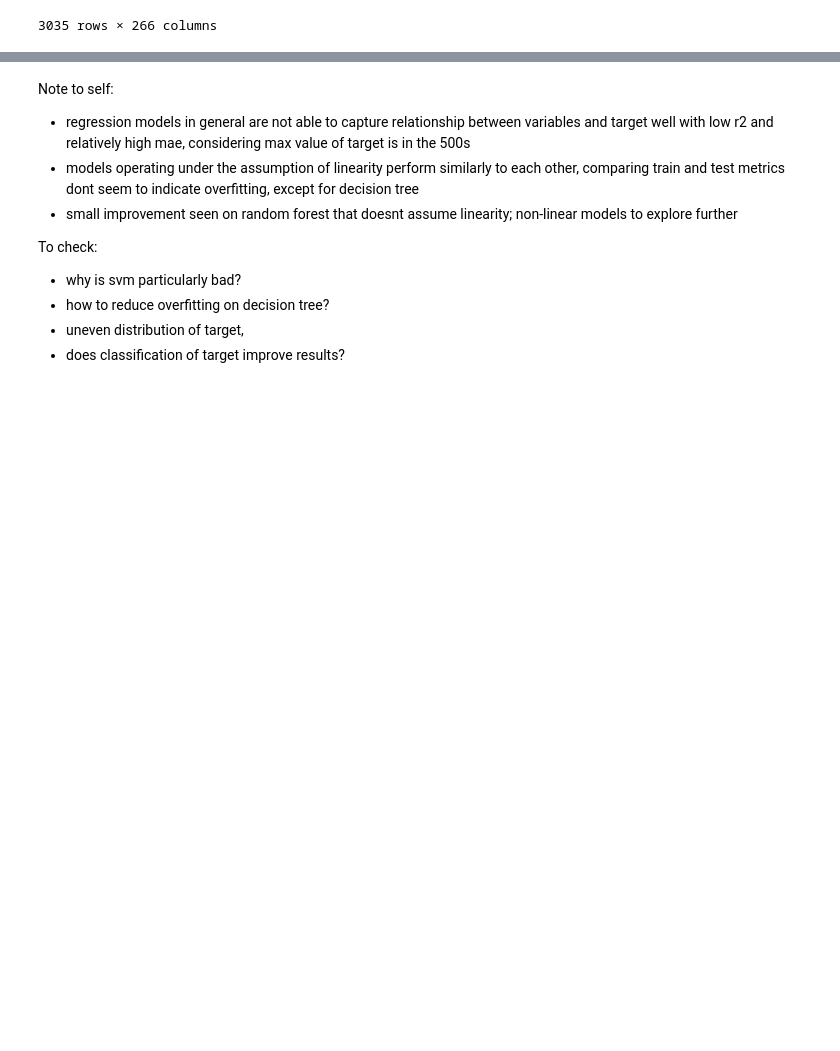
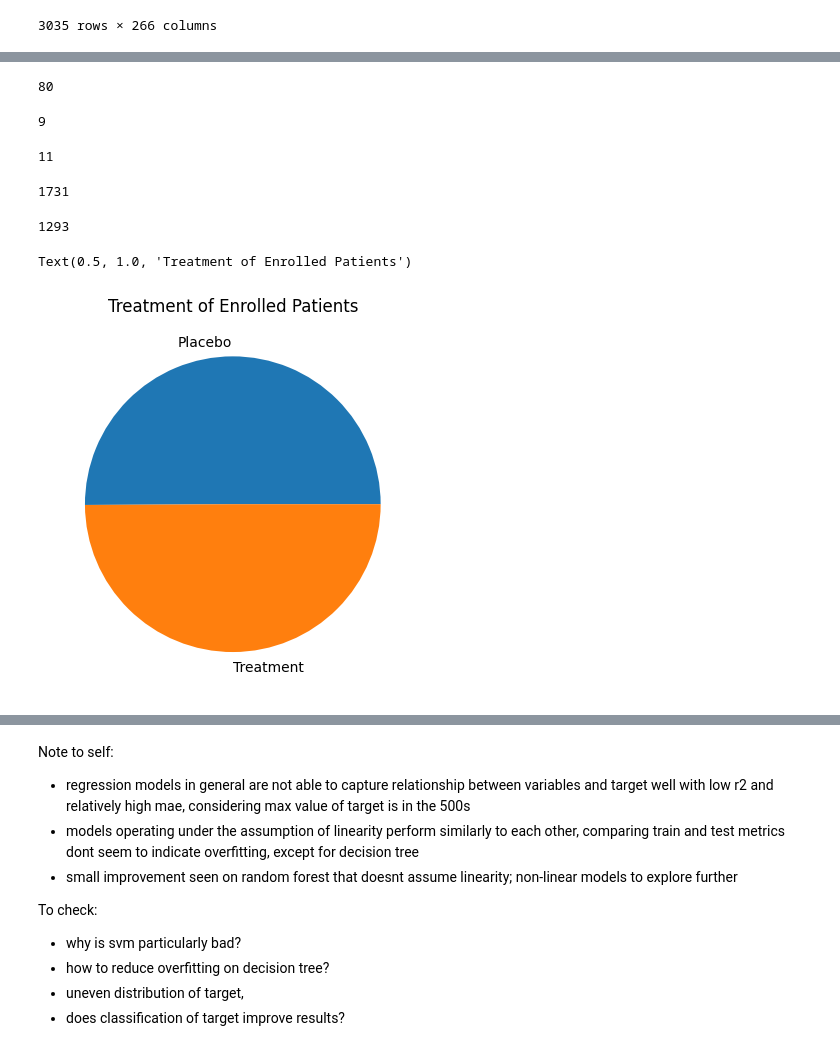
Before and after one commit to nurainizailani/StrokePrediction, a Jupyter notebook: data_exploration.ipynb, the cells around one changed output, grey strips where cells are left out. Saved outputs shown, nothing was run; the diff lists cells and outputs as text; code cells hidden in the pictures; blank space fills up the shorter version.

```diff
--- a/data_exploration.ipynb
+++ b/data_exploration.ipynb
@@ -57,18 +80,9 @@ variable_type = {
     'death_var': ['deathcode', 'deathdate_unknown'],
 }
 # %%
-# import urllib.request
+# load dataset from local copy
 
-# #import data source # nts: too long and times out
-# try:
-#     url = "https://datashare.ed.ac.uk/bitstreams/36194788-6f9d-4ff9-b462-b5701c07be48/download"
-#     urllib.request.urlretrieve(url, "datashare_aug2015.sas7bdat")
-#     df = pd.read_sas("datashare_aug2015.sas7bdat", encoding='utf-8', format="sas7bdat")
-# except:
-#     df = pd.read_sas(r"G:\My Drive\Portfolio\ISTD_v3_20260111\datashare_aug2015.sas7bdat",
-#                  encoding='utf-8')
-
-df = pd.read_sas(r"G:\My Drive\Portfolio\ISTD_v3_20260111\datashare_aug2015.sas7bdat",
+df = pd.read_sas(r"C:\Users\nurai\OneDrive\Documents\GitHub\StrokePrediction\data\datashare_aug2015.sas7bdat",
                  encoding='utf-8')
 df
 # %% [output]
@@ -114,0 +144,38 @@ Name: deathdate_unknown, dtype: float64
+# %%
+# count number of hospitals with pre trial experience
+hospital_pretrialexp_df = df[['randhosp_id', 'pretrialexp']].drop_duplicates()
+hospital_pretrialexp_count = len(hospital_pretrialexp_df[hospital_pretrialexp_df['pretrialexp']==2])
+hospital_pretrialexp_count
+# %% [output]
+80
+# %%
+# count number of countries
+country_count = df['country'].nunique()
+country_count
+# %% [output]
+9
+# %%
+# count patients with unknown status
+deathdateunknown_count = len(df[df['deathdate_unknown']==1])
+deathdateunknown_count
+# %% [output]
+11
+# %%
+# count alive patients within 18 months
+alive_count = len(df[df['deathdate_unknown'].isna()])
+alive_count
+# %% [output]
+1731
+# %%
+# count dead patients within 18 months
+dead_count = len(df[df['deathdate_unknown']==2])
+dead_count
+# %% [output]
+1293
+# %%
+# plot treatment/placebo composition
+plt.pie(df['itt_treat'].value_counts(), labels=['Placebo', 'Treatment'])
+plt.title('Treatment of Enrolled Patients')
+# %% [output]
+Text(0.5, 1.0, 'Treatment of Enrolled Patients')
+[figure, added]
```
Also changed, not shown: parts of 34 cells of this notebook, 36 other files.
